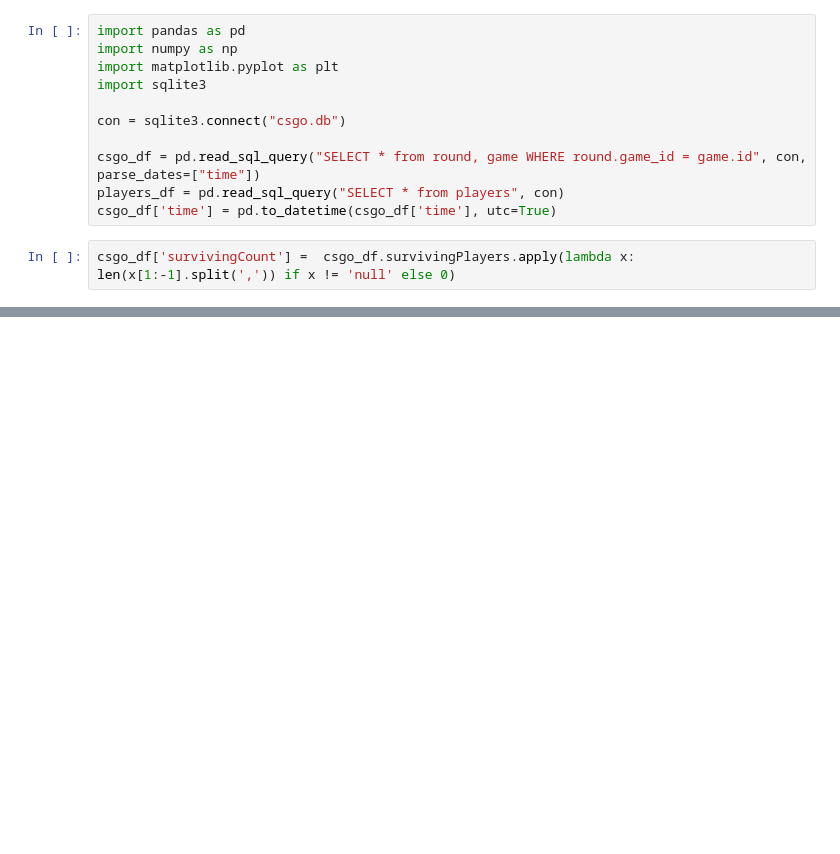
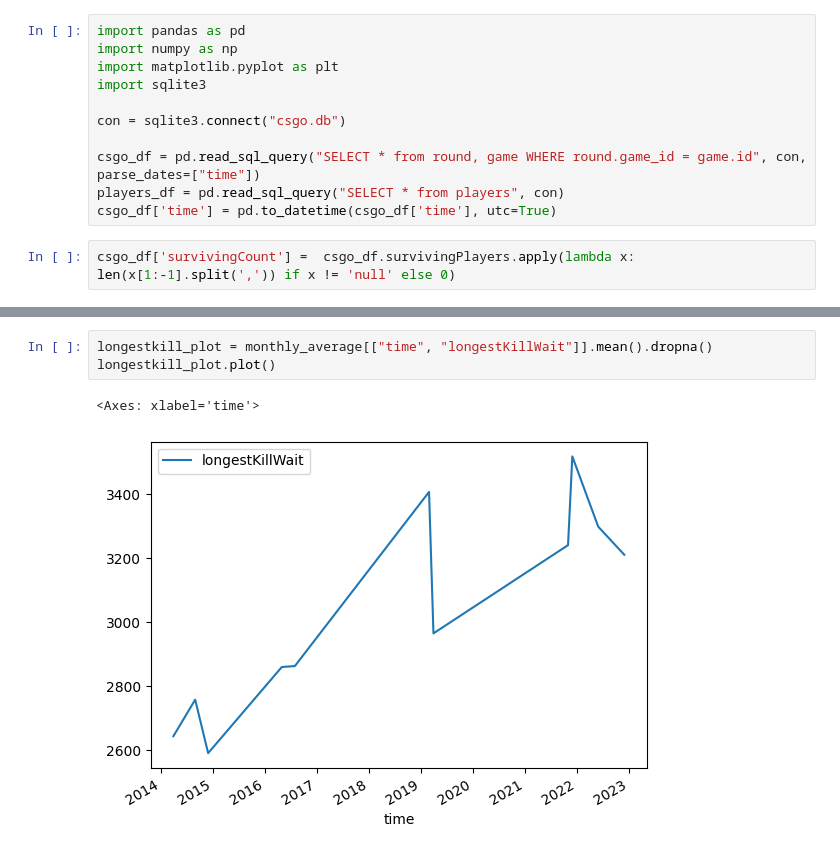
Before and after one commit to bevan-philip/have-cs-rounds-become-slower, a Jupyter notebook: analysis.ipynb, the cells around one changed output, grey strips where cells are left out. Cells and saved outputs as stored; diff of their text form; blank space fills up the shorter version.

```diff
--- a/analysis.ipynb
+++ b/analysis.ipynb
@@ -35,0 +54,6 @@ test.mean().dropna()
+# %%
+longestkill_plot = monthly_average[["time", "longestKillWait"]].mean().dropna()
+longestkill_plot.plot()
+# %% [output]
+<Axes: xlabel='time'>
+[figure, added]
```
Also changed, not shown: parts of 4 cells of this notebook.
